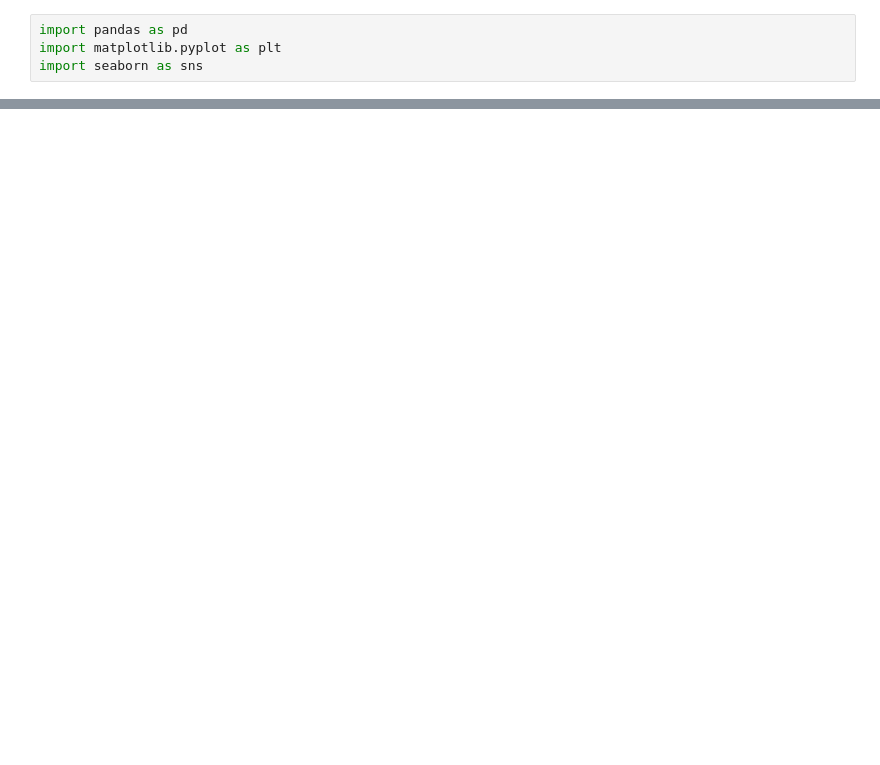
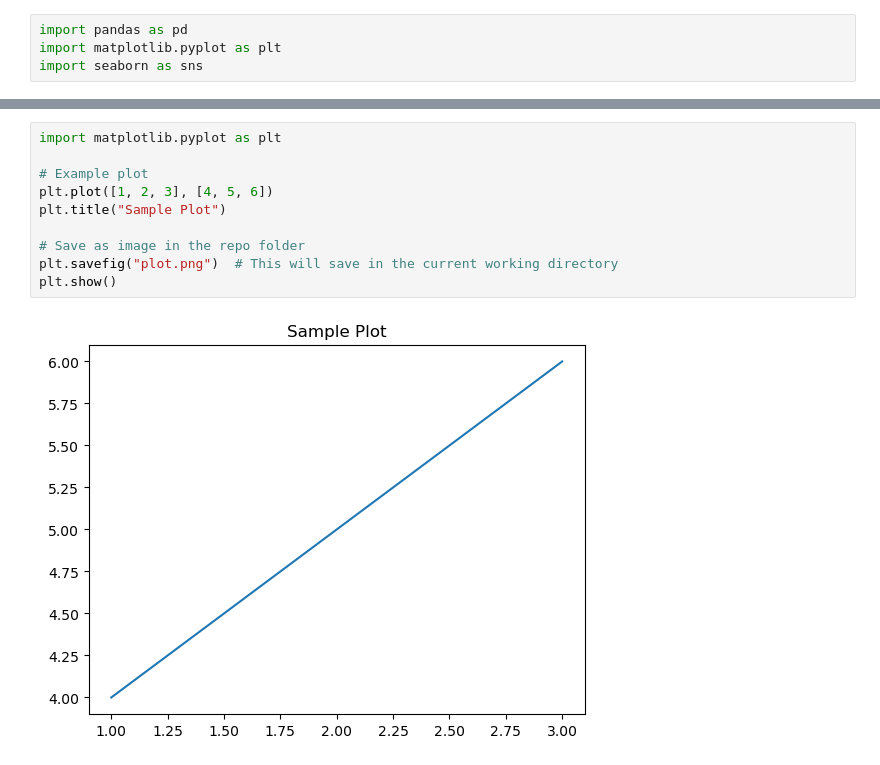
Before and after one commit to Sreelakshmi-mv/heart_disease_eda, a Jupyter notebook: notebooks/hearts_eda.ipynb, the cells around one changed output, grey strips where cells are left out. Cells and saved outputs as stored; diff of their text form; blank space fills up the shorter version.

```diff
--- a/notebooks/hearts_eda.ipynb
+++ b/notebooks/hearts_eda.ipynb
@@ -34,0 +87,12 @@ plt.show()
+# %%
+import matplotlib.pyplot as plt
+
+# Example plot
+plt.plot([1, 2, 3], [4, 5, 6])
+plt.title("Sample Plot")
+
+# Save as image in the repo folder
+plt.savefig("plot.png")  # This will save in the current working directory
+plt.show()
+# %% [output]
+[figure, added]
```
Also changed, not shown: parts of 8 cells of this notebook.
